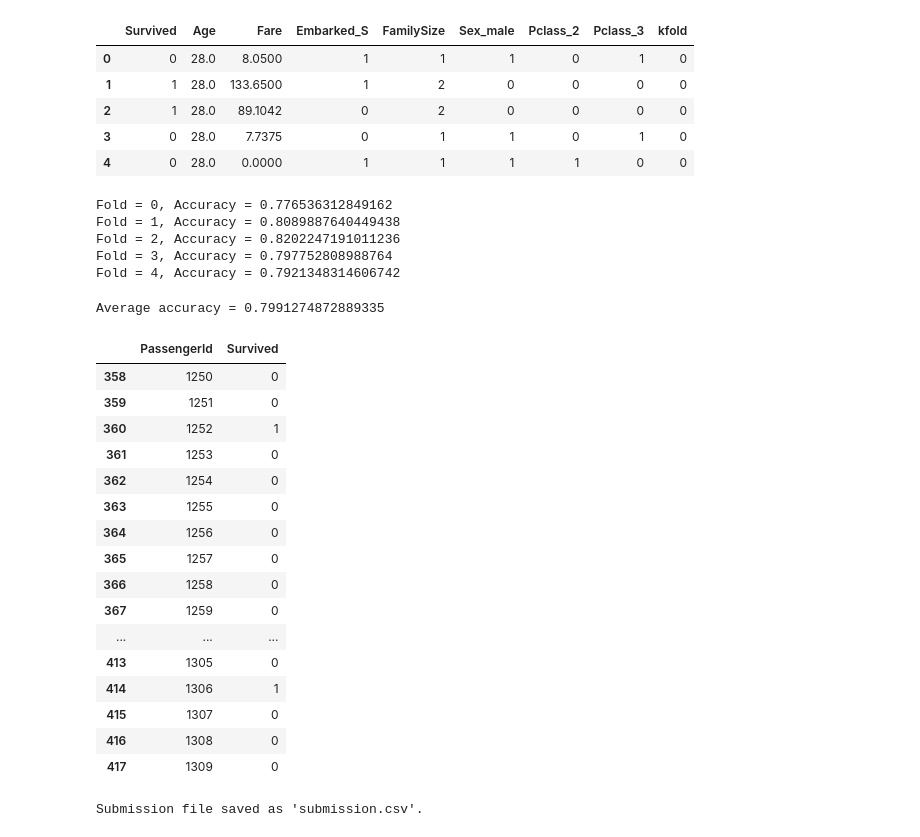
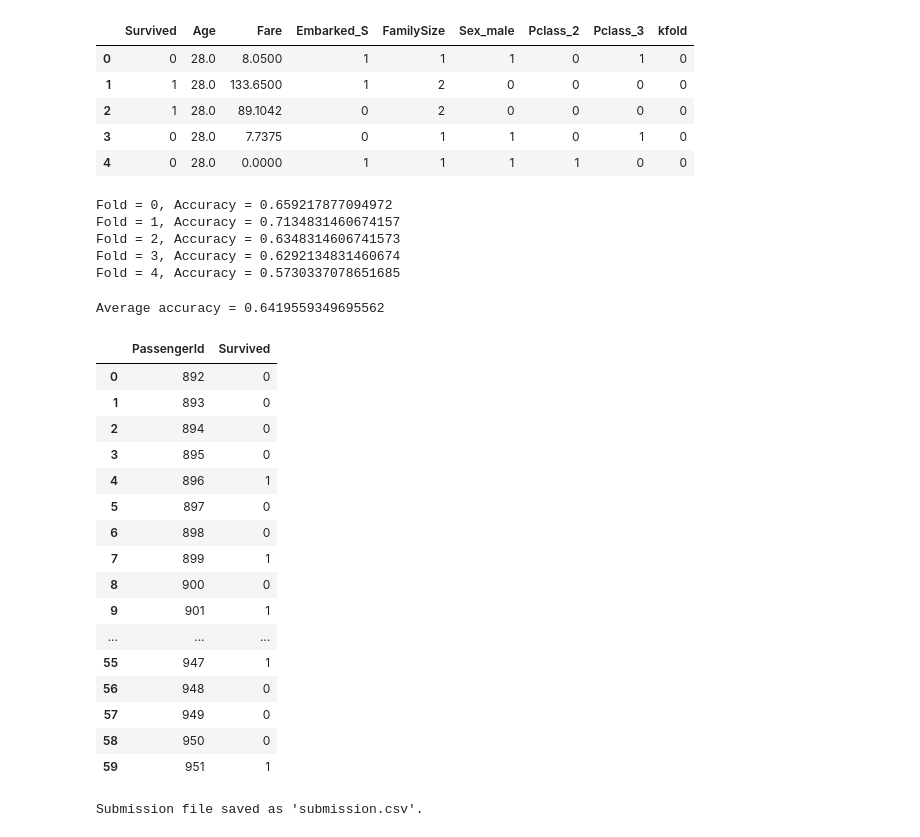
Before and after one commit to AnnaVerbytska/Titanic-Machine_Learning-from-Disaster, a Jupyter notebook: notebooks/logistic-regression.ipynb, the cells around one changed output. Drawn from its saved outputs; the diff is of its cells as text; code cells hidden in the pictures.

Commit message:
Tested models, updated EDA

```diff
--- a/notebooks/logistic-regression.ipynb
+++ b/notebooks/logistic-regression.ipynb
@@ -208,8 +207,7 @@ for fold in range(0,5):
     x_valid = scaler.transform(x_valid)
 
     # INITIALIZE THE MODEL & FINE-TUNING
-    model = LogisticRegression(penalty='l2', C=0.1, random_state=32) # # L2 regularization with lower C to prevent overfitting # class_weight='balanced' - under/oversampling
-
+    model=SVC(kernel='sigmoid', C=1, probability=True, random_state=32)
     # Fit the model on training data
     model.fit(x_train,y_train)
 
@@ -222,16 +220,16 @@ for fold in range(0,5):
 
     lst.append(accuracy)
 # %% [output]
-Fold = 0, Accuracy = 0.776536312849162
-Fold = 1, Accuracy = 0.8089887640449438
-Fold = 2, Accuracy = 0.8202247191011236
-Fold = 3, Accuracy = 0.797752808988764
-Fold = 4, Accuracy = 0.7921348314606742
+Fold = 0, Accuracy = 0.659217877094972
+Fold = 1, Accuracy = 0.7134831460674157
+Fold = 2, Accuracy = 0.6348314606741573
+Fold = 3, Accuracy = 0.6292134831460674
+Fold = 4, Accuracy = 0.5730337078651685
 # %%
 Average = sum(lst) / len(lst)
 print(f"Average accuracy = {Average}")
 # %% [output]
-Average accuracy = 0.7991274872889335
+Average accuracy = 0.6419559349695562
 # %%
 # Make predictions on the test data
 #test_predictions = model.predict(test_df.drop('Survived',axis=1).values)
@@ -240,31 +238,31 @@ Average accuracy = 0.7991274872889335
 test_probabilities = model.predict_proba(test_df.drop('Survived', axis=1).values)[:, 1]
 
 # Set a custom threshold (e.g., 0.3) to predict class labels instead of default 0.5
-custom_threshold = 0.5
+custom_threshold = 0.3 # lower threshold - capturing more survivors; higher threshold - stricter about predicting survival.
 test_predictions = (test_probabilities >= custom_threshold).astype(int)
 # %%
 # Prepare the submission file
 submission = pd.read_csv('../data/submission.csv')
 submission['Survived'] = test_predictions
-submission.tail(60)
+submission.head(60)
 # %% [output]
 |  | PassengerId | Survived |
-| 358 | 1250 | 0 |
-| 359 | 1251 | 0 |
-| 360 | 1252 | 1 |
-| 361 | 1253 | 0 |
-| 362 | 1254 | 0 |
-| 363 | 1255 | 0 |
-| 364 | 1256 | 0 |
-| 365 | 1257 | 0 |
-| 366 | 1258 | 0 |
-| 367 | 1259 | 0 |
+| 0 | 892 | 0 |
+| 1 | 893 | 0 |
+| 2 | 894 | 0 |
+| 3 | 895 | 0 |
+| 4 | 896 | 1 |
+| 5 | 897 | 0 |
+| 6 | 898 | 0 |
+| 7 | 899 | 1 |
+| 8 | 900 | 0 |
+| 9 | 901 | 1 |
 | ... | ... | ... |
-| 413 | 1305 | 0 |
-| 414 | 1306 | 1 |
-| 415 | 1307 | 0 |
-| 416 | 1308 | 0 |
-| 417 | 1309 | 0 |
+| 55 | 947 | 1 |
+| 56 | 948 | 0 |
+| 57 | 949 | 0 |
+| 58 | 950 | 0 |
+| 59 | 951 | 1 |
 # %%
 # Save to CSV
 submission.to_csv('../data/submission.csv', index=False)
```
Also changed, not shown: parts of 1 cell of this notebook, 2 other files.
